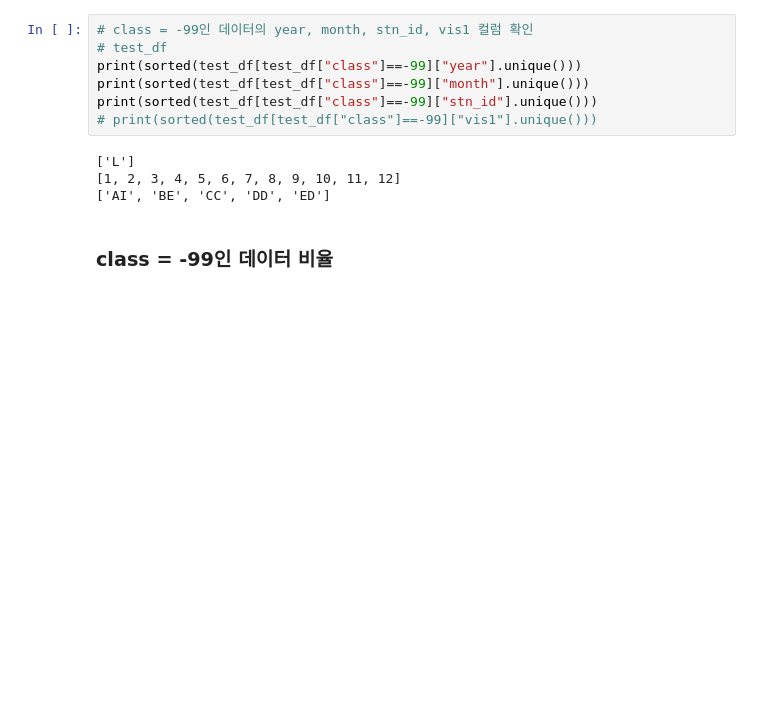
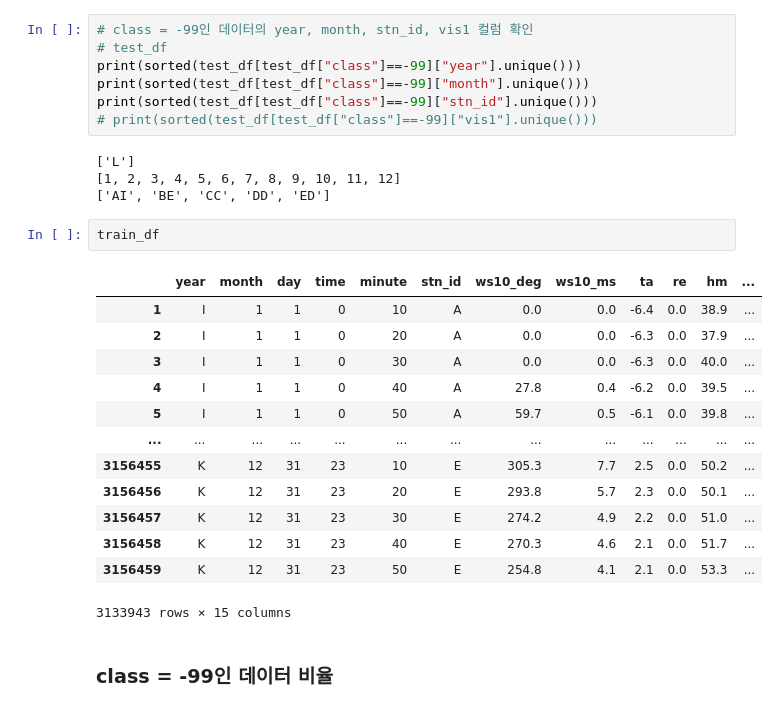
Before and after one commit to benidjor/weather-contest, a Jupyter notebook: modeling_no_tuned_tek.ipynb, the cells around one changed output. Saved outputs shown, nothing was run; the diff lists cells and outputs as text; blank space fills up the shorter version.

```diff
--- a/modeling_no_tuned_tek.ipynb
+++ b/modeling_no_tuned_tek.ipynb
@@ -259,6 +259,22 @@ print(sorted(test_df[test_df["class"]==-99]["stn_id"].unique()))
 ['L']
 [1, 2, 3, 4, 5, 6, 7, 8, 9, 10, 11, 12]
 ['AI', 'BE', 'CC', 'DD', 'ED']
+# %%
+train_df
+# %% [output]
+|  | year | month | day | time | minute | stn_id | ws10_deg | ws10_ms | ta | re | hm | ... |
+| 1 | I | 1 | 1 | 0 | 10 | A | 0.0 | 0.0 | -6.4 | 0.0 | 38.9 | ... |
+| 2 | I | 1 | 1 | 0 | 20 | A | 0.0 | 0.0 | -6.3 | 0.0 | 37.9 | ... |
+| 3 | I | 1 | 1 | 0 | 30 | A | 0.0 | 0.0 | -6.3 | 0.0 | 40.0 | ... |
+| 4 | I | 1 | 1 | 0 | 40 | A | 27.8 | 0.4 | -6.2 | 0.0 | 39.5 | ... |
+| 5 | I | 1 | 1 | 0 | 50 | A | 59.7 | 0.5 | -6.1 | 0.0 | 39.8 | ... |
+| ... | ... | ... | ... | ... | ... | ... | ... | ... | ... | ... | ... | ... |
+| 3156455 | K | 12 | 31 | 23 | 10 | E | 305.3 | 7.7 | 2.5 | 0.0 | 50.2 | ... |
+| 3156456 | K | 12 | 31 | 23 | 20 | E | 293.8 | 5.7 | 2.3 | 0.0 | 50.1 | ... |
+| 3156457 | K | 12 | 31 | 23 | 30 | E | 274.2 | 4.9 | 2.2 | 0.0 | 51.0 | ... |
+| 3156458 | K | 12 | 31 | 23 | 40 | E | 270.3 | 4.6 | 2.1 | 0.0 | 51.7 | ... |
+| 3156459 | K | 12 | 31 | 23 | 50 | E | 254.8 | 4.1 | 2.1 | 0.0 | 53.3 | ... |
+3133943 rows × 15 columns
 # %% [markdown]
 ### class = -99인 데이터 비율
 # %%
```
Also changed, not shown: parts of 24 cells of this notebook, 4 other files.
